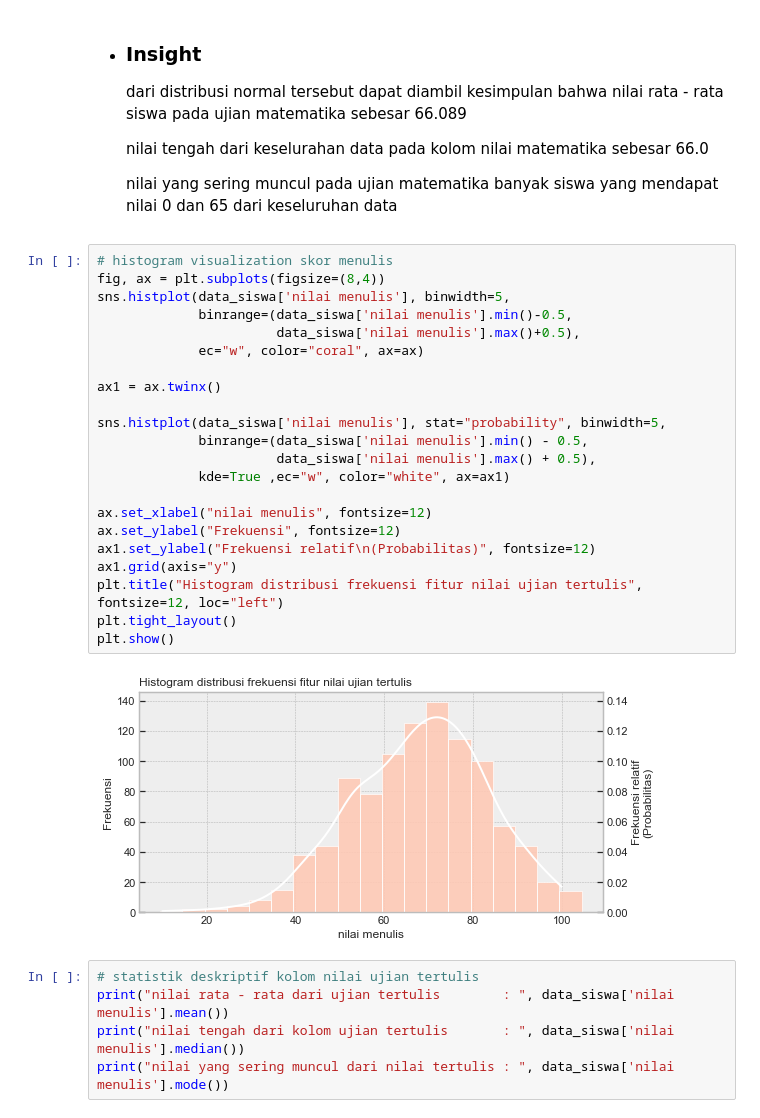
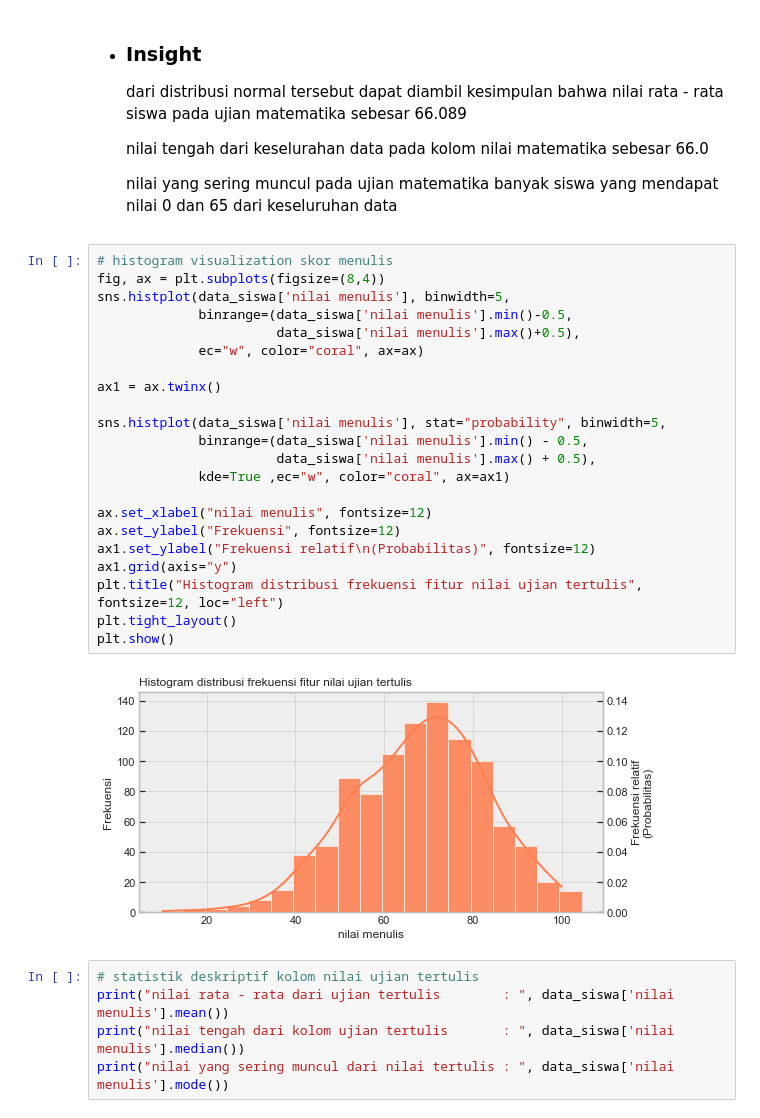
Before and after one commit to AlanFirdaus13/Implementation-student-performance-with-linear-regression-algorithm, a Jupyter notebook: implementation student performance with linear regression algorithm python .ipynb, the cells around one changed output. Drawn from its saved outputs; the diff is of its cells as text.

```diff
--- a/implementation student performance with linear regression algorithm python .ipynb
+++ b/implementation student performance with linear regression algorithm python .ipynb
@@ -172,27 +179,27 @@ dtype: int64
 # %%
 # histogram visualization skor menulis
 fig, ax = plt.subplots(figsize=(8,4))
 sns.histplot(data_siswa['nilai menulis'], binwidth=5,
              binrange=(data_siswa['nilai menulis'].min()-0.5,
                        data_siswa['nilai menulis'].max()+0.5),
              ec="w", color="coral", ax=ax)
 
 ax1 = ax.twinx()
 
 sns.histplot(data_siswa['nilai menulis'], stat="probability", binwidth=5,
              binrange=(data_siswa['nilai menulis'].min() - 0.5,
                        data_siswa['nilai menulis'].max() + 0.5),
-             kde=True ,ec="w", color="white", ax=ax1)
+             kde=True ,ec="w", color="coral", ax=ax1)
 
 ax.set_xlabel("nilai menulis", fontsize=12)
 ax.set_ylabel("Frekuensi", fontsize=12)
 ax1.set_ylabel("Frekuensi relatif\n(Probabilitas)", fontsize=12)
 ax1.grid(axis="y")
 plt.title("Histogram distribusi frekuensi fitur nilai ujian tertulis", fontsize=12, loc="left")
 plt.tight_layout()
 plt.show()
 # %% [output]
-[figure, old version]
+[figure, new version]
 # %%
 # statistik deskriptif kolom nilai ujian tertulis
 print("nilai rata - rata dari ujian tertulis        : ", data_siswa['nilai menulis'].mean())
```
Also changed, not shown: parts of 17 cells of this notebook.
